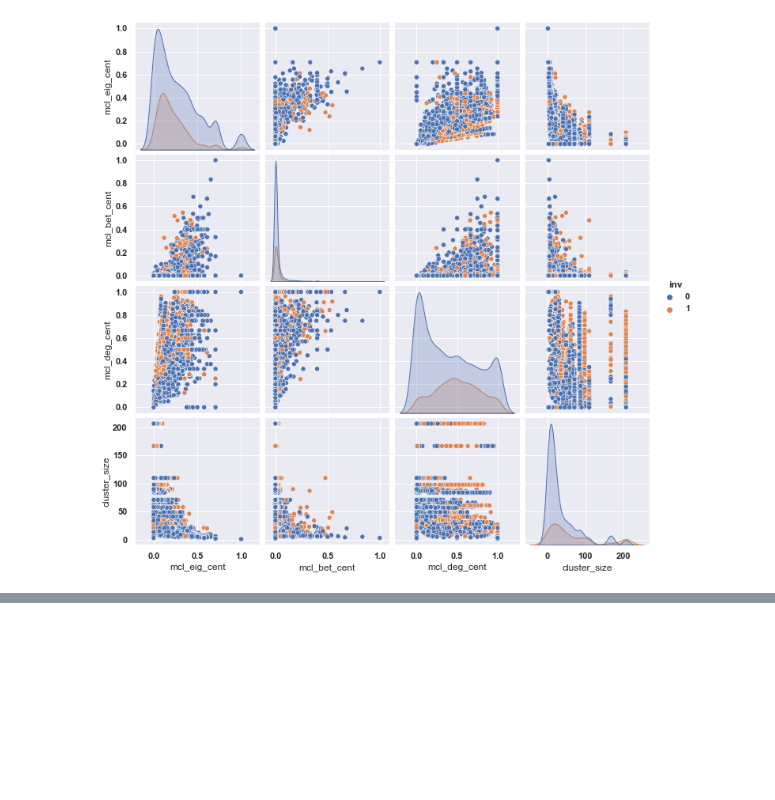
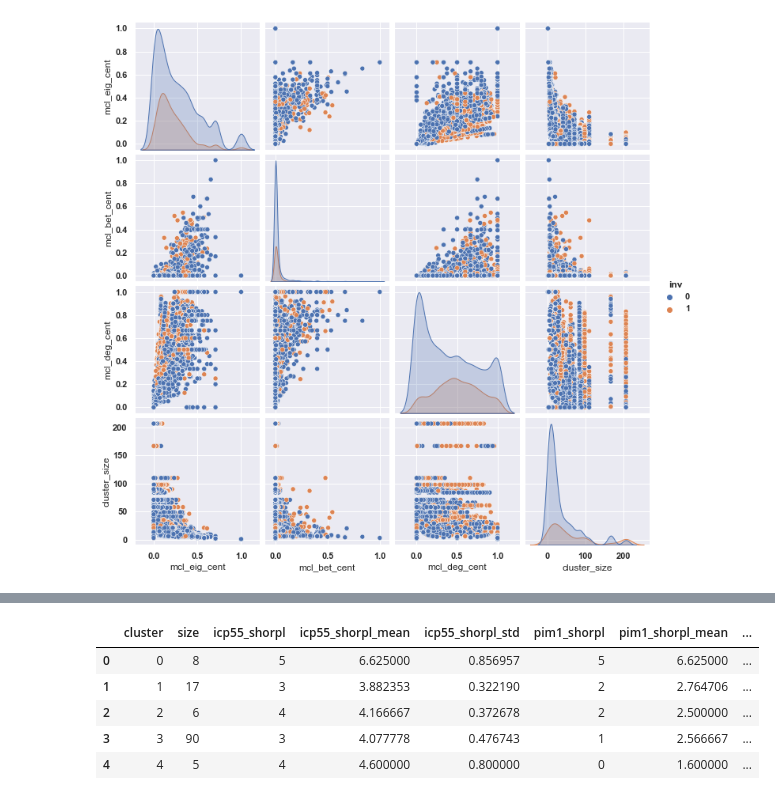
Before and after one commit to jkasimotto/PPI-Network-Analysis, a Jupyter notebook: notebooks/julian_o.ipynb, the cells around one changed output, grey strips where cells are left out. Cells and saved outputs as stored; diff of their text form; code cells hidden in the pictures; blank space fills up the shorter version.

```diff
--- a/notebooks/julian_o.ipynb
+++ b/notebooks/julian_o.ipynb
@@ -129,0 +129,11 @@ sns.pairplot(df2,
+# %%
+cluster_df_filepath = lib.files.make_filepath_to_clusters('mcl.icp55-cc-900-inv.csv')
+cluster_df = pd.read_csv(cluster_df_filepath, header=0, index_col=0)
+cluster_df.head()
+# %% [output]
+|  | cluster | size | icp55_shorpl | icp55_shorpl_mean | icp55_shorpl_std | pim1_shorpl | pim1_shorpl_mean | ... |
+| 0 | 0 | 8 | 5 | 6.625000 | 0.856957 | 5 | 6.625000 | ... |
+| 1 | 1 | 17 | 3 | 3.882353 | 0.322190 | 2 | 2.764706 | ... |
+| 2 | 2 | 6 | 4 | 4.166667 | 0.372678 | 2 | 2.500000 | ... |
+| 3 | 3 | 90 | 3 | 4.077778 | 0.476743 | 1 | 2.566667 | ... |
+| 4 | 4 | 5 | 4 | 4.600000 | 0.800000 | 0 | 1.600000 | ... |
```
Also changed, not shown: parts of 6 cells of this notebook, 13 other files.
